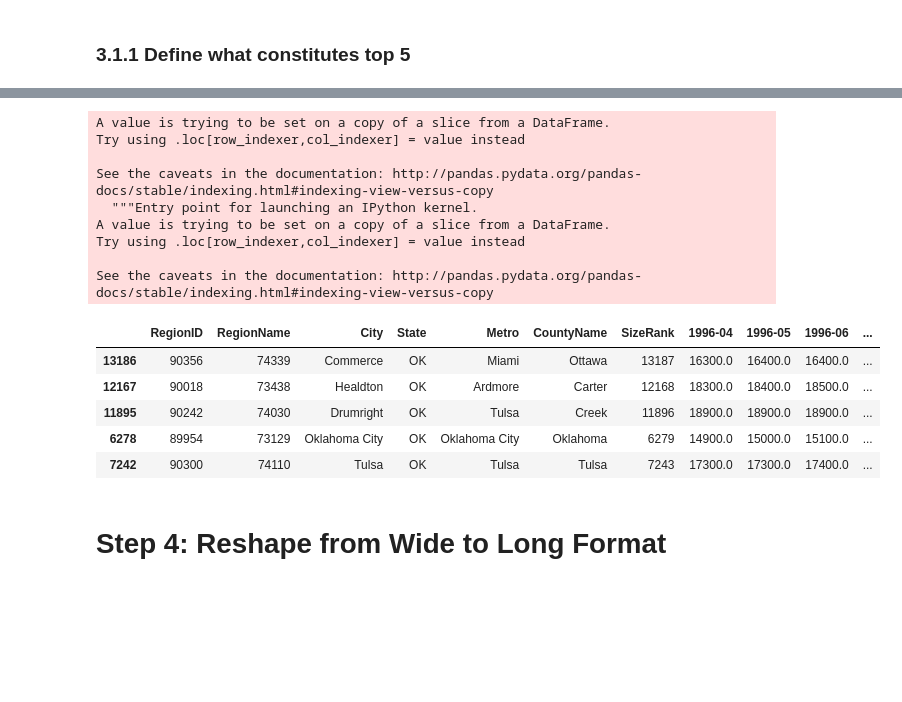
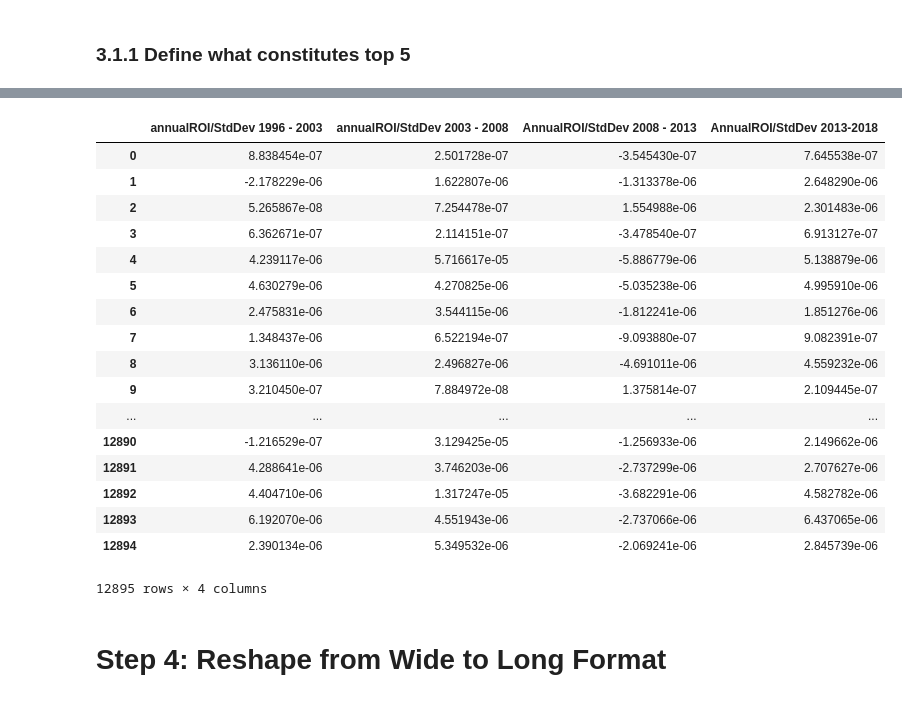
Before and after one commit to jsavory-94/dsc-mod-4-project-online-ds-pt-021119, a Jupyter notebook: mod_4_starter_notebook.ipynb, the cells around one changed output, grey strips where cells are left out. Drawn from its saved outputs; the diff is of its cells as text; code cells hidden in the pictures; blank space fills up the shorter version.

```diff
--- a/mod_4_starter_notebook.ipynb
+++ b/mod_4_starter_notebook.ipynb
@@ -189,0 +234,36 @@ See the caveats in the documentation: http://pandas.pydata.org/pandas-docs/stabl
+# %%
+return_over_risk_1996_to_2003 = ROI_stddev_df['annualROI_1996_to_2003']/ROI_stddev_df['StdDev_1996_to_2003']
+return_over_risk_1996_to_2003 = return_over_risk_1996_to_2003.values
+
+return_over_risk_2003_to_2008 = ROI_stddev_df['annualROI_2003_to_2008']/ROI_stddev_df['StdDev_2003_to_2008']
+return_over_risk_2003_to_2008 = return_over_risk_2003_to_2008.values
+
+return_over_risk_2008_to_2013 = ROI_stddev_df['annualROI_2008_to_2013']/ROI_stddev_df['StdDev_2008_to_2013']
+return_over_risk_2008_to_2013 = return_over_risk_2008_to_2013.values
+
+return_over_risk_2013_to_2018 = ROI_stddev_df['annualROI_2013_to_2018']/ROI_stddev_df['StdDev_2013_to_2018']
+return_over_risk_2013_to_2018 = return_over_risk_2013_to_2018.values
+# %%
+return_over_risk_data = {'annualROI/StdDev 1996 - 2003': return_over_risk_1996_to_2003, 'annualROI/StdDev 2003 - 2008': return_over_risk_2003_to_2008, 'AnnualROI/StdDev 2008 - 2013': return_over_risk_2008_to_2013, 'AnnualROI/StdDev 2013-2018':return_over_risk_2013_to_2018}
+return_over_risk_df = pd.DataFrame(return_over_risk_data)
+
+return_over_risk_df
+# %% [output]
+|  | annualROI/StdDev 1996 - 2003 | annualROI/StdDev 2003 - 2008 | AnnualROI/StdDev 2008 - 2013 | AnnualROI/StdDev 2013-2018 |
+| 0 | 8.838454e-07 | 2.501728e-07 | -3.545430e-07 | 7.645538e-07 |
+| 1 | -2.178229e-06 | 1.622807e-06 | -1.313378e-06 | 2.648290e-06 |
+| 2 | 5.265867e-08 | 7.254478e-07 | 1.554988e-06 | 2.301483e-06 |
+| 3 | 6.362671e-07 | 2.114151e-07 | -3.478540e-07 | 6.913127e-07 |
+| 4 | 4.239117e-06 | 5.716617e-05 | -5.886779e-06 | 5.138879e-06 |
+| 5 | 4.630279e-06 | 4.270825e-06 | -5.035238e-06 | 4.995910e-06 |
+| 6 | 2.475831e-06 | 3.544115e-06 | -1.812241e-06 | 1.851276e-06 |
+| 7 | 1.348437e-06 | 6.522194e-07 | -9.093880e-07 | 9.082391e-07 |
+| 8 | 3.136110e-06 | 2.496827e-06 | -4.691011e-06 | 4.559232e-06 |
+| 9 | 3.210450e-07 | 7.884972e-08 | 1.375814e-07 | 2.109445e-07 |
+| ... | ... | ... | ... | ... |
+| 12890 | -1.216529e-07 | 3.129425e-05 | -1.256933e-06 | 2.149662e-06 |
+| 12891 | 4.288641e-06 | 3.746203e-06 | -2.737299e-06 | 2.707627e-06 |
+| 12892 | 4.404710e-06 | 1.317247e-05 | -3.682291e-06 | 4.582782e-06 |
+| 12893 | 6.192070e-06 | 4.551943e-06 | -2.737066e-06 | 6.437065e-06 |
+| 12894 | 2.390134e-06 | 5.349532e-06 | -2.069241e-06 | 2.845739e-06 |
+12895 rows × 4 columns
@@ -190,27 +304,12 @@ See the caveats in the documentation: http://pandas.pydata.org/pandas-docs/stabl
 # %%
-zillow_df['std'] = date_cols.std(axis=1)
-zillow_df['CAGR/std'] = zillow_df['CAGR'] / zillow_df['std']
+#zillow_df['std'] = date_cols.std(axis=1)
+#zillow_df['CAGR/std'] = zillow_df['CAGR'] / zillow_df['std']
+zillow_df['Weighted Return vs. Risk Score'] = return_over_risk_scores
 
-zillow_df_sorted = zillow_df.sort_values(['CAGR/std'], ascending=False)
+zillow_df_sorted = zillow_df.sort_values(['Weighted Return vs. Risk Score'], ascending=False)
 top_5_zipcodes_df = zillow_df_sorted.iloc[0:5,:]
 
 top_5_zipcodes_df
-# %% [output]
-A value is trying to be set on a copy of a slice from a DataFrame.
-Try using .loc[row_indexer,col_indexer] = value instead
-
-See the caveats in the documentation: http://pandas.pydata.org/pandas-docs/stable/indexing.html#indexing-view-versus-copy
-  """Entry point for launching an IPython kernel.
-A value is trying to be set on a copy of a slice from a DataFrame.
-Try using .loc[row_indexer,col_indexer] = value instead
-
-See the caveats in the documentation: http://pandas.pydata.org/pandas-docs/stable/indexing.html#indexing-view-versus-copy
-|  | RegionID | RegionName | City | State | Metro | CountyName | SizeRank | 1996-04 | 1996-05 | 1996-06 | ... |
-| 13186 | 90356 | 74339 | Commerce | OK | Miami | Ottawa | 13187 | 16300.0 | 16400.0 | 16400.0 | ... |
-| 12167 | 90018 | 73438 | Healdton | OK | Ardmore | Carter | 12168 | 18300.0 | 18400.0 | 18500.0 | ... |
-| 11895 | 90242 | 74030 | Drumright | OK | Tulsa | Creek | 11896 | 18900.0 | 18900.0 | 18900.0 | ... |
-| 6278 | 89954 | 73129 | Oklahoma City | OK | Oklahoma City | Oklahoma | 6279 | 14900.0 | 15000.0 | 15100.0 | ... |
-| 7242 | 90300 | 74110 | Tulsa | OK | Tulsa | Tulsa | 7243 | 17300.0 | 17300.0 | 17400.0 | ... |
 # %% [markdown]
 # Step 4: Reshape from Wide to Long Format
 # %%
```
Also changed, not shown: parts of 15 cells of this notebook.
